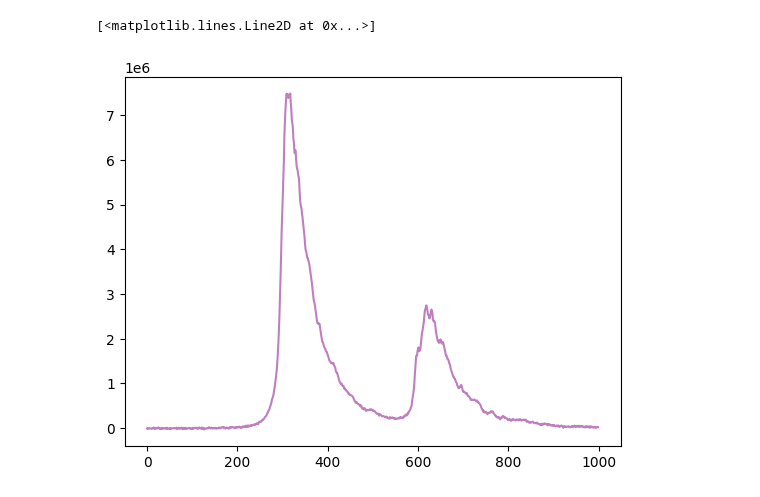
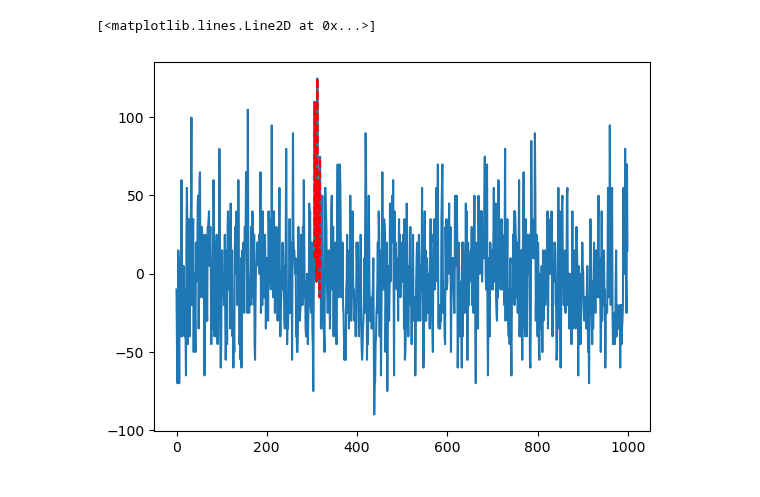
Before and after one commit to fedor-tairli/CDEProject, a Jupyter notebook: PulseTriggering/Code/test.ipynb, the cells around one changed output. Saved outputs shown, nothing was run; the diff lists cells and outputs as text; code cells hidden in the pictures.

```diff
--- a/PulseTriggering/Code/test.ipynb
+++ b/PulseTriggering/Code/test.ipynb
@@ -69 +9,8 @@ Weights = torch.cat(Weights, dim=0)
+# %%
+MetaData = Data.iloc[:, 0:3]
+Traces = Data.iloc[:, 3:].values
+# %%
+MetaData = torch.tensor(MetaData.values, dtype=torch.int64)
+# %%
+Traces = torch.tensor(Traces, dtype=torch.float32)
 # %%
@@ -73,3 +19,0 @@ torch.Size([140800, 1, 1000])
-# %%
-# Extract the MetaData
-MetaData = Dataset._MetaData[Dataset.ActiveIndeces]
@@ -156,6 +20,12 @@ Gaussian Prediction Loss: {'Total': tensor(15561.1045), 'TraceLikeness': tensor(
-# %%
-Truth_sum = Traces[:,0,:].sum(dim=0)
-plt.plot(Truth_sum.cpu().numpy(), label='Truth Sum', color='purple', alpha=0.5)
-# %% [output]
-[<matplotlib.lines.Line2D at 0x...>]
-[figure, removed]
+# %%
+N = np.random.randint(0, Traces.shape[0])
+TraceStart = MetaData[N, 1]
+TraceEnd = MetaData[N, 2]
+
+
+# plt.plot(Traces[N,TraceStart-20:TraceEnd+20].numpy())
+plt.plot(Traces[N,:].numpy())
+plt.plot(range(TraceStart,TraceEnd),Traces[N,TraceStart:TraceEnd].numpy(), 'r--')
+# %% [output]
+[<matplotlib.lines.Line2D at 0x...>]
+[figure, added]
```
Also changed, not shown: parts of 17 cells of this notebook, 10 other files.
